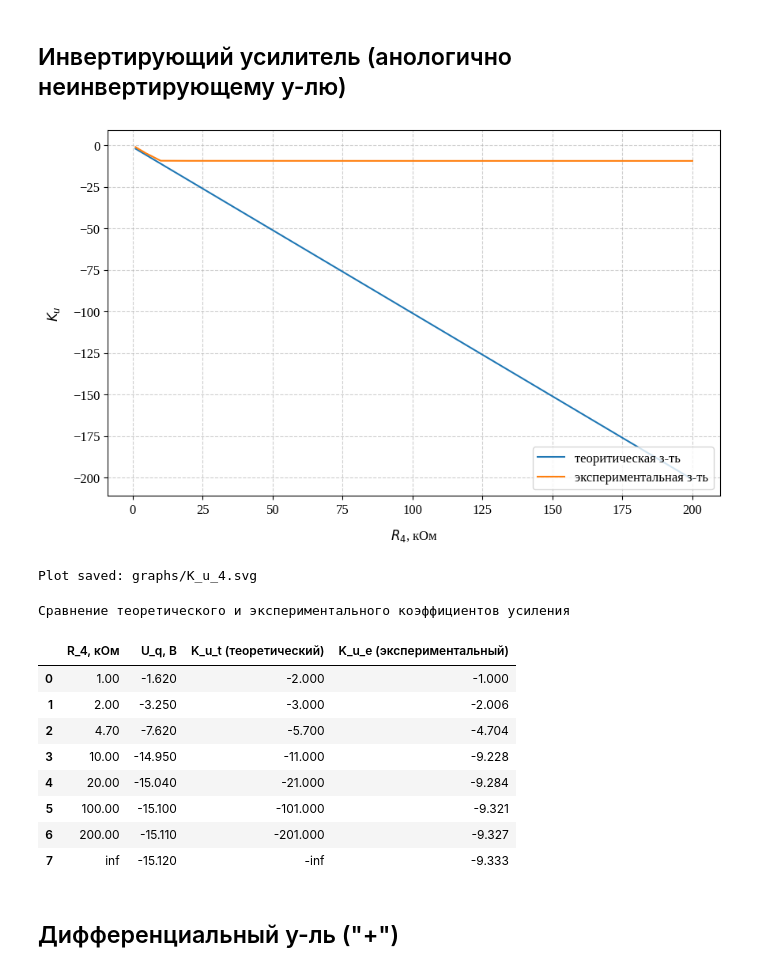
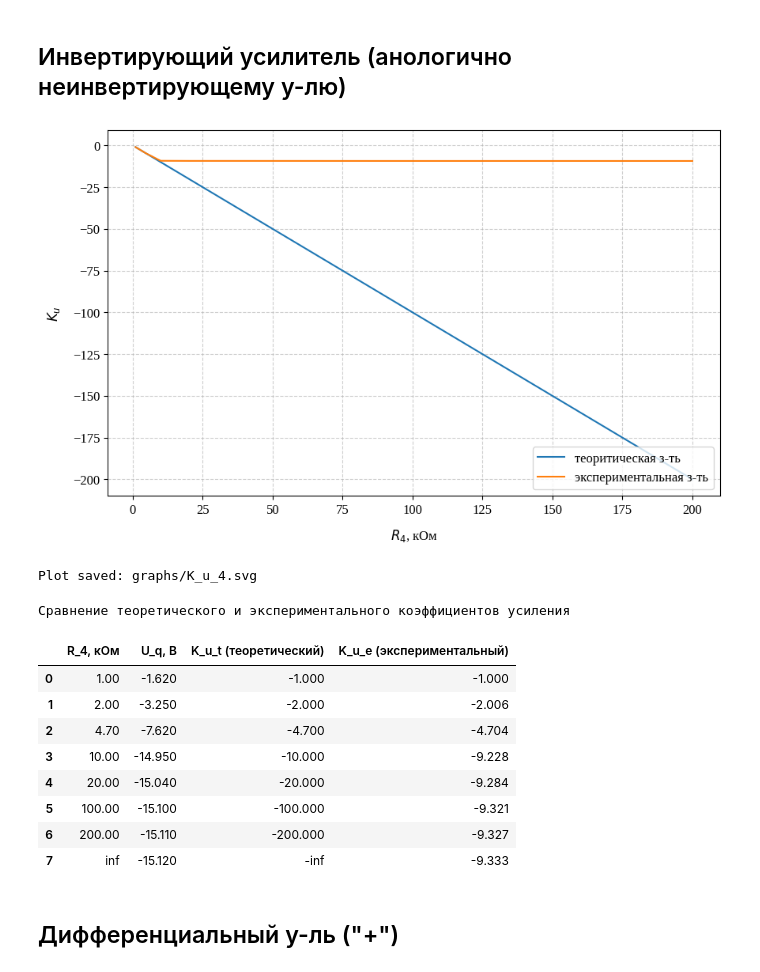
Before and after one commit to egoricsss/university_notebookas, a Jupyter notebook: notebooks/lab2_16_17/lab2_16_17.ipynb, the cells around one changed output. Drawn from its saved outputs; the diff is of its cells as text; code cells hidden in the pictures.

```diff
--- a/notebooks/lab2_16_17/lab2_16_17.ipynb
+++ b/notebooks/lab2_16_17/lab2_16_17.ipynb
@@ -240,7 +290,7 @@ R_2 = 1 # кОм
 U_in = 1.62 # В
 R_4, U_q = data_4[:, 0], data_4[:, 1]
 
-K_u_t = - (R_2 + R_4) / R_2
+K_u_t = - (R_4) / R_2
 K_u_e = U_q / U_in
 
 plotter.create_figure(xlabel="$R_4$, кОм", ylabel="$K_u$")
@@ -260,44 +310,44 @@ df = pd.DataFrame(
     }
 )
 
 styled_df = (
     df.style.format(
         {
             "R_4, кОм": "{:.2f}",
             "U_q, В": "{:.3f}",
             "K_u_t (теоретический)": "{:.3f}",
             "K_u_e (экспериментальный)": "{:.3f}",
         }
     )
     .set_caption("Сравнение теоретического и экспериментального коэффициентов усиления")
     .set_table_styles(
         [
             {
                 "selector": "caption",
                 "props": [("font-size", "16px"), ("font-weight", "bold")],
             },
             {"selector": "th", "props": [("text-align", "center")]},
             {"selector": "td", "props": [("text-align", "center")]},
         ]
     )
     .background_gradient(
         cmap="Purples", subset=["K_u_e (экспериментальный)"]
     )
 )
 
 styled_df
 # %% [output]
-[figure, old version]
+[figure, new version]
 Plot saved: graphs/K_u_4.svg
 Сравнение теоретического и экспериментального коэффициентов усиления
 |  | R_4, кОм | U_q, В | K_u_t (теоретический) | K_u_e (экспериментальный) |
-| 0 | 1.00 | -1.620 | -2.000 | -1.000 |
-| 1 | 2.00 | -3.250 | -3.000 | -2.006 |
-| 2 | 4.70 | -7.620 | -5.700 | -4.704 |
-| 3 | 10.00 | -14.950 | -11.000 | -9.228 |
-| 4 | 20.00 | -15.040 | -21.000 | -9.284 |
-| 5 | 100.00 | -15.100 | -101.000 | -9.321 |
-| 6 | 200.00 | -15.110 | -201.000 | -9.327 |
+| 0 | 1.00 | -1.620 | -1.000 | -1.000 |
+| 1 | 2.00 | -3.250 | -2.000 | -2.006 |
+| 2 | 4.70 | -7.620 | -4.700 | -4.704 |
+| 3 | 10.00 | -14.950 | -10.000 | -9.228 |
+| 4 | 20.00 | -15.040 | -20.000 | -9.284 |
+| 5 | 100.00 | -15.100 | -100.000 | -9.321 |
+| 6 | 200.00 | -15.110 | -200.000 | -9.327 |
 | 7 | inf | -15.120 | -inf | -9.333 |
 # %% [markdown]
 ## Дифференциальный у-ль ("+")
```
Also changed, not shown: parts of 2 cells of this notebook.
